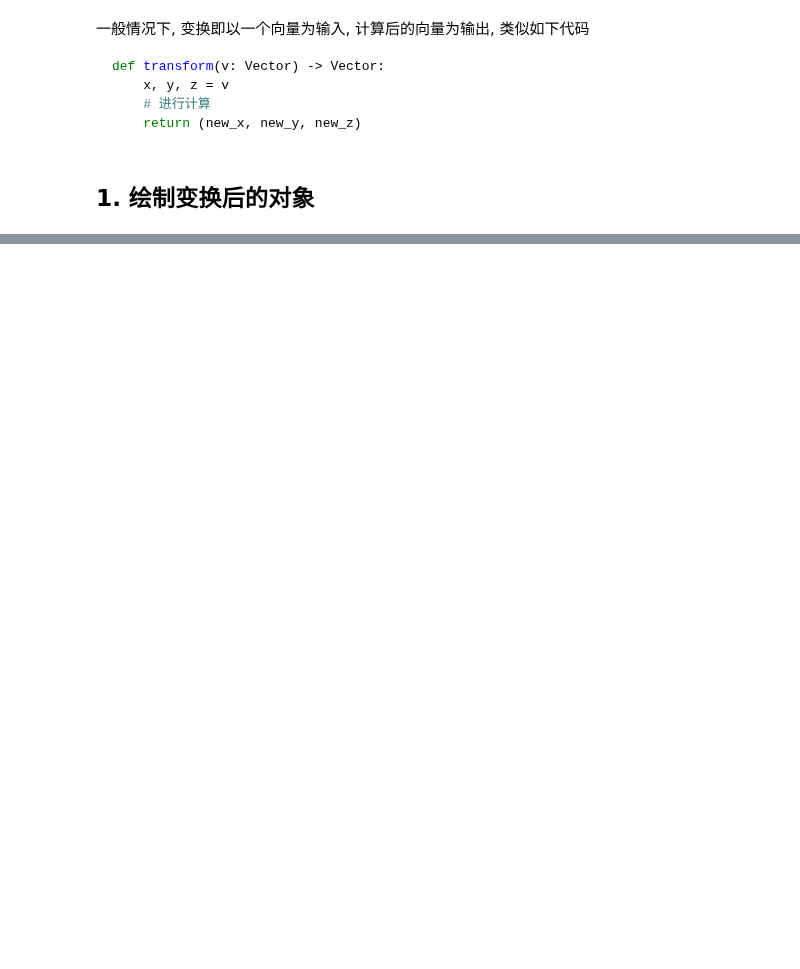
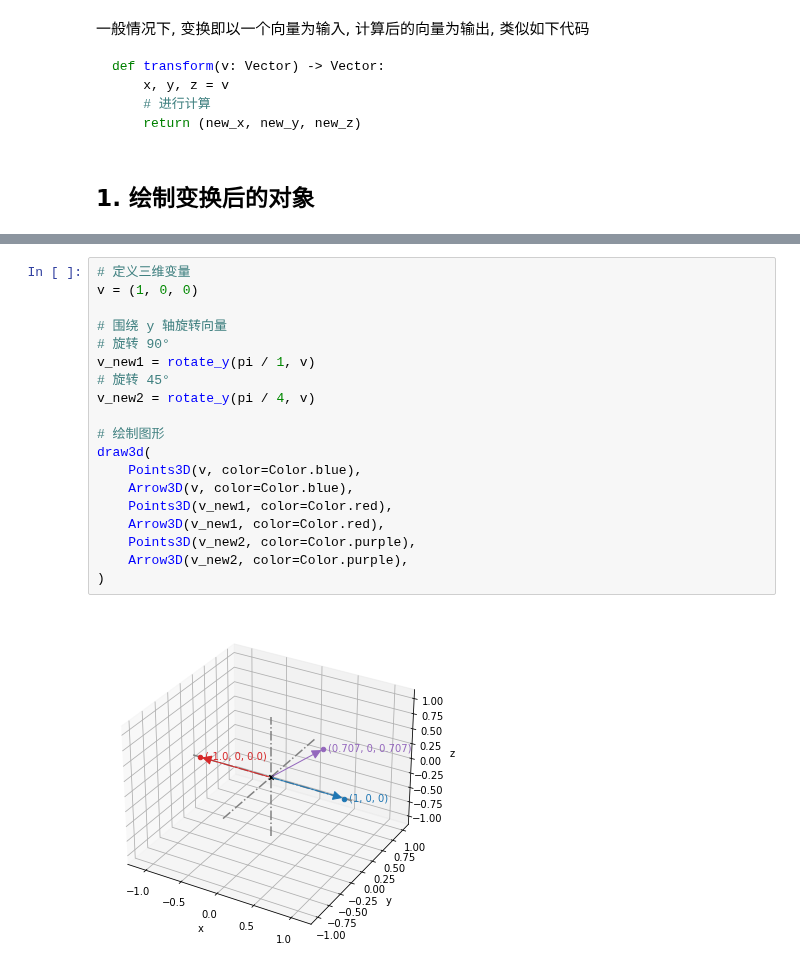
Before and after one commit to alvin-qh/study-python, a Jupyter notebook: math/notebooks/trans3d/transform3d.ipynb, the cells around one changed output, grey strips where cells are left out. Saved outputs shown, nothing was run; the diff lists cells and outputs as text; blank space fills up the shorter version.

```diff
--- a/math/notebooks/trans3d/transform3d.ipynb
+++ b/math/notebooks/trans3d/transform3d.ipynb
@@ -25,3 +84,24 @@ def transform(v: Vector) -> Vector:
+# %%
+# 定义三维变量
+v = (1, 0, 0)
+
+# 围绕 y 轴旋转向量
+# 旋转 90°
+v_new1 = rotate_y(pi / 1, v)
+# 旋转 45°
+v_new2 = rotate_y(pi / 4, v)
+
+# 绘制图形
+draw3d(
+    Points3D(v, color=Color.blue),
+    Arrow3D(v, color=Color.blue),
+    Points3D(v_new1, color=Color.red),
+    Arrow3D(v_new1, color=Color.red),
+    Points3D(v_new2, color=Color.purple),
+    Arrow3D(v_new2, color=Color.purple),
+)
+# %% [output]
+[figure, added]
 # %%
 !python draw_teapot.py
 # %% [output]
```
Also changed, not shown: parts of 7 cells of this notebook, 6 other files.
